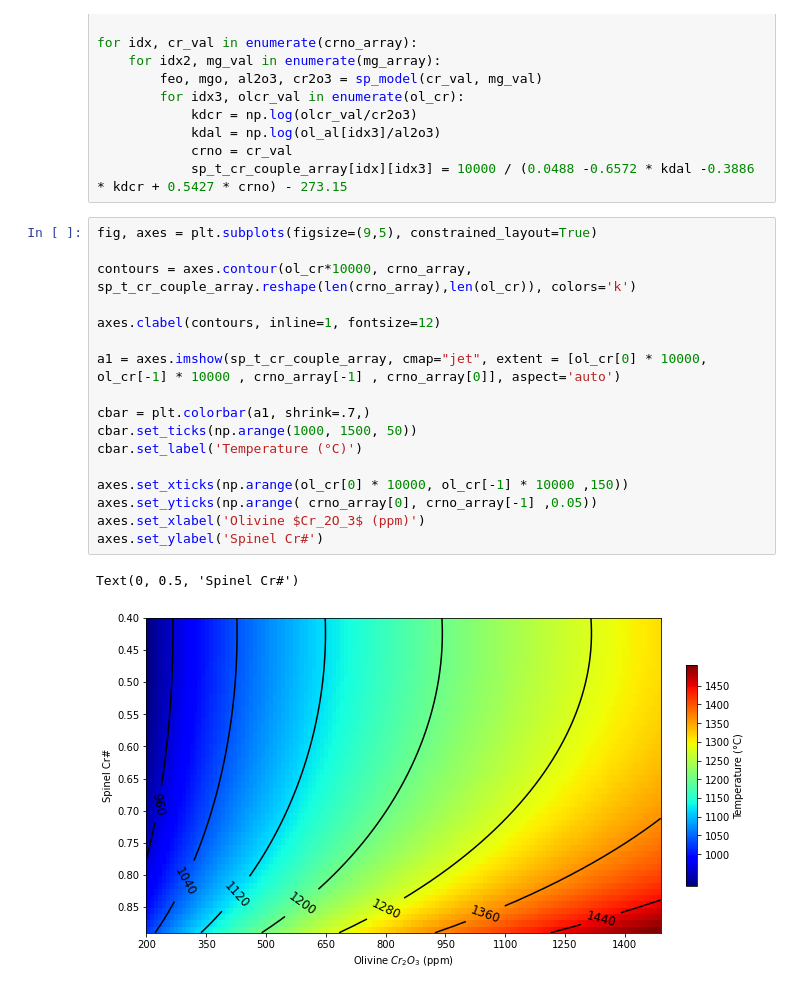
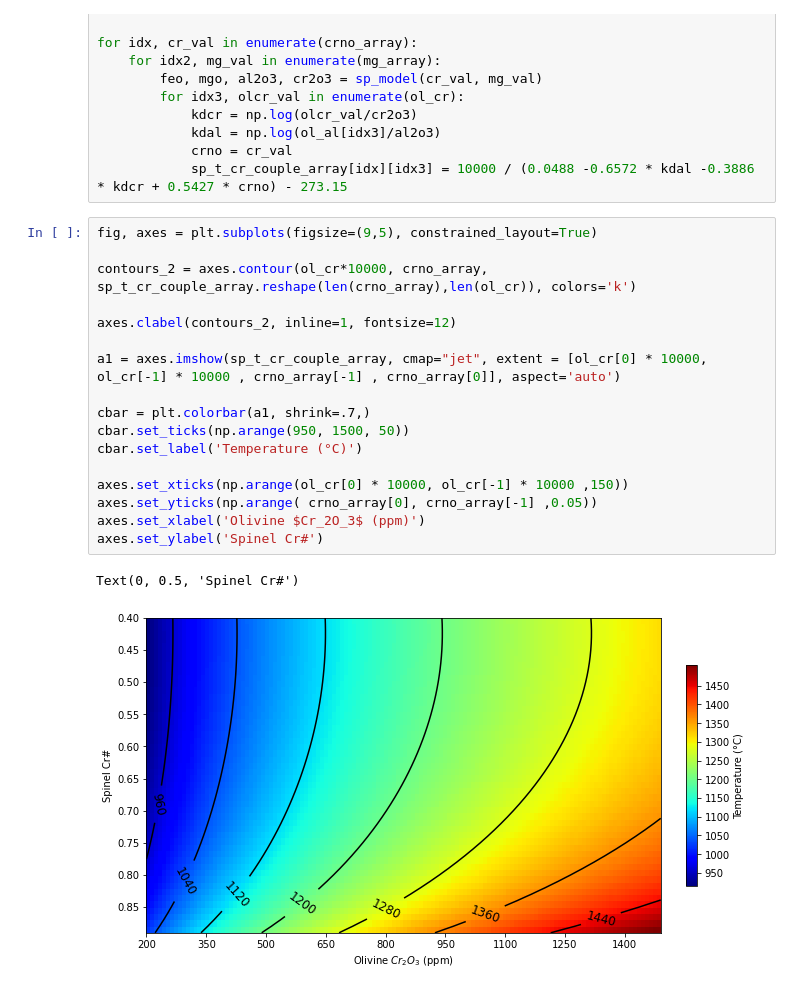
Before and after one commit to eazzzon/olspthermo, a Jupyter notebook: ReEquilibrationModel.ipynb, the cells around one changed output. Drawn from its saved outputs; the diff is of its cells as text.

```diff
--- a/ReEquilibrationModel.ipynb
+++ b/ReEquilibrationModel.ipynb
@@ -154,20 +154,20 @@ for idx, cr_val in enumerate(crno_array):
 # %%
 fig, axes = plt.subplots(figsize=(9,5), constrained_layout=True)
 
-contours = axes.contour(ol_cr*10000, crno_array, sp_t_cr_couple_array.reshape(len(crno_array),len(ol_cr)), colors='k')
+contours_2 = axes.contour(ol_cr*10000, crno_array, sp_t_cr_couple_array.reshape(len(crno_array),len(ol_cr)), colors='k')
 
-axes.clabel(contours, inline=1, fontsize=12)
+axes.clabel(contours_2, inline=1, fontsize=12)
 
 a1 = axes.imshow(sp_t_cr_couple_array, cmap="jet", extent = [ol_cr[0] * 10000, ol_cr[-1] * 10000 , crno_array[-1] , crno_array[0]], aspect='auto')
 
 cbar = plt.colorbar(a1, shrink=.7,)
-cbar.set_ticks(np.arange(1000, 1500, 50))
+cbar.set_ticks(np.arange(950, 1500, 50))
 cbar.set_label('Temperature (°C)')
 
 axes.set_xticks(np.arange(ol_cr[0] * 10000, ol_cr[-1] * 10000 ,150))
 axes.set_yticks(np.arange( crno_array[0], crno_array[-1] ,0.05))
 axes.set_xlabel('Olivine $Cr_2O_3$ (ppm)')
 axes.set_ylabel('Spinel Cr#')
 # %% [output]
 Text(0, 0.5, 'Spinel Cr#')
-[figure, old version]
+[figure, new version]
```
Also changed, not shown: parts of 1 cell of this notebook.
